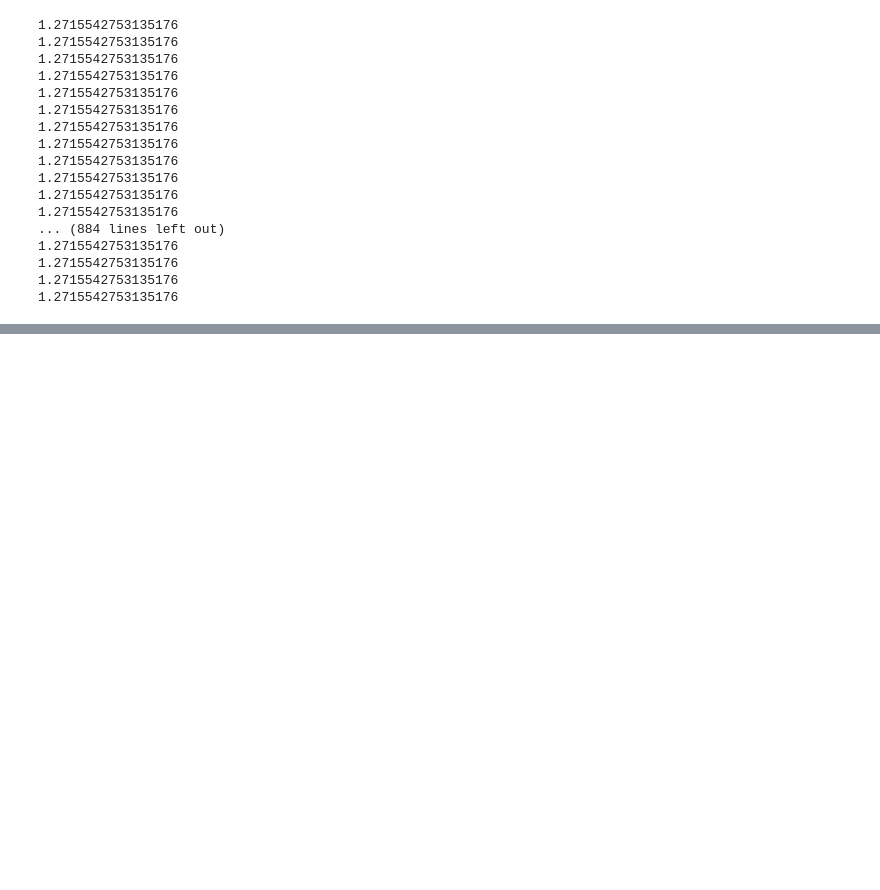
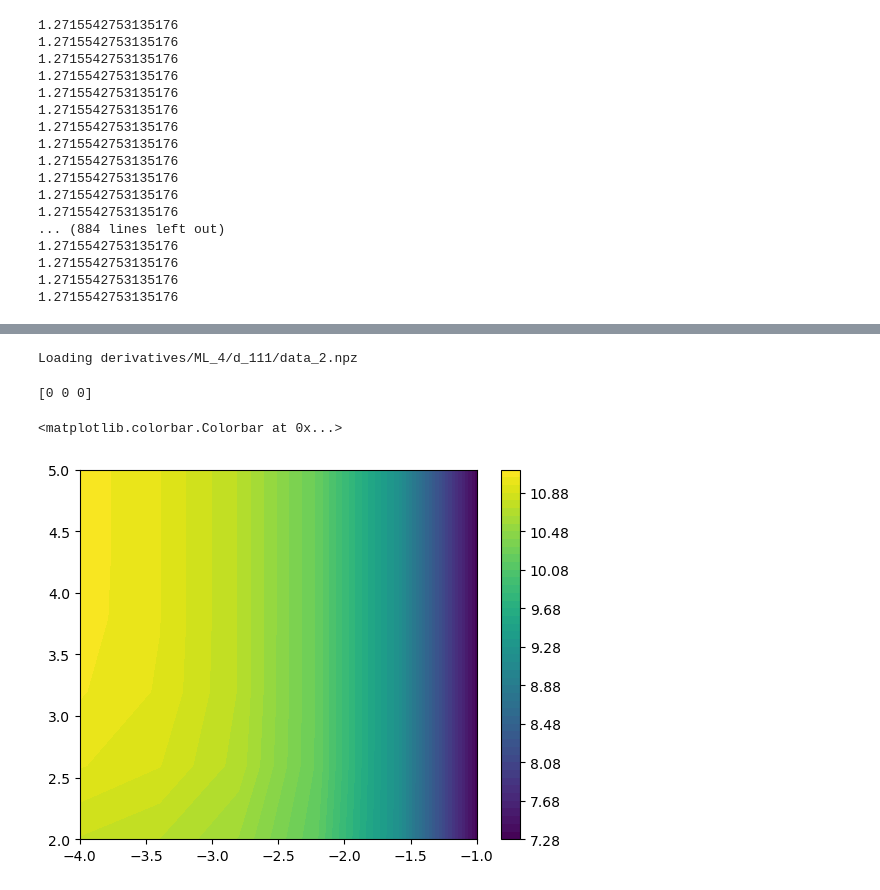
Before and after one commit to rc33051/MPhys-Code, a Jupyter notebook: Workbook_20_March.ipynb, the cells around one changed output, grey strips where cells are left out. Saved outputs shown, nothing was run; the diff lists cells and outputs as text; code cells hidden in the pictures; blank space fills up the shorter version.

Commit message:
Added MTH code for derivative of d =0

```diff
--- a/Workbook_20_March.ipynb
+++ b/Workbook_20_March.ipynb
@@ -173 +223,38 @@ plt.plot()
+# %%
+d_vec = np.array([1,1,1])
+ML = 4
+
+data =load_last_npz(derivative_location(d_vec, ML), "data")
+# %% [output]
+Loading derivatives/ML_4/d_111/data_2.npz
+# %%
+d_vec = np.array([0,0,0])
+# %%
+zeta_data = np.load(file_location(d_vec, ML))
+q_2 = zeta_data["q_2"]
+zeta = zeta_data["z_d_results"]
+
+q_2_copy = np.copy(q_2)
+zeta_copy = np.copy(zeta)
+asymptotes = zeta_data["asymptotes"]
+zeros = zeta_data["zeros"]
+# %%
+alpha = np.logspace(-2,-5,6)
+cutoff = np.logspace(2,5, 6)
+
+A, C = np.meshgrid(alpha, cutoff, indexing='ij')
+Z = np.zeros_like(A)
+for i in tqdm(range(len(A))):
+    for j in range(len(C)):
+        Z[i,j] = derivative(1 ,d_vec, zeros[0], A[i,j], C[i,j], ML)
+# %%
+print(d_vec)
+# %% [output]
+[0 0 0]
+# %%
+plt.contourf(np.log10(A), np.log10(C), np.abs(Z), levels=60)
+plt.colorbar()
+# %% [output]
+<matplotlib.colorbar.Colorbar at 0x...>
+[figure, added]
 # %%
```
Also changed, not shown: parts of 9 cells of this notebook, 4 other files.
